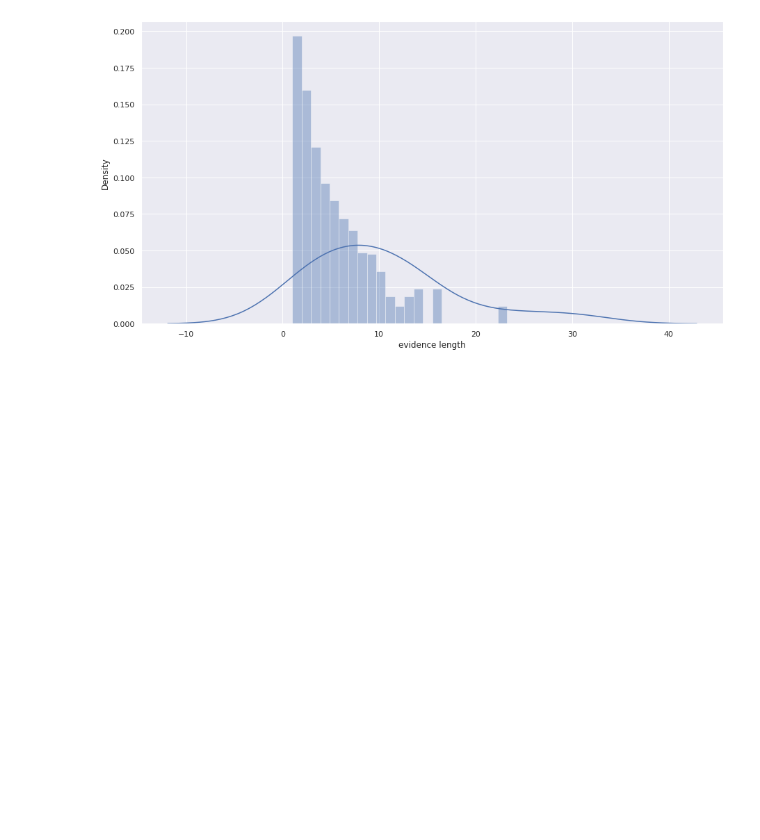
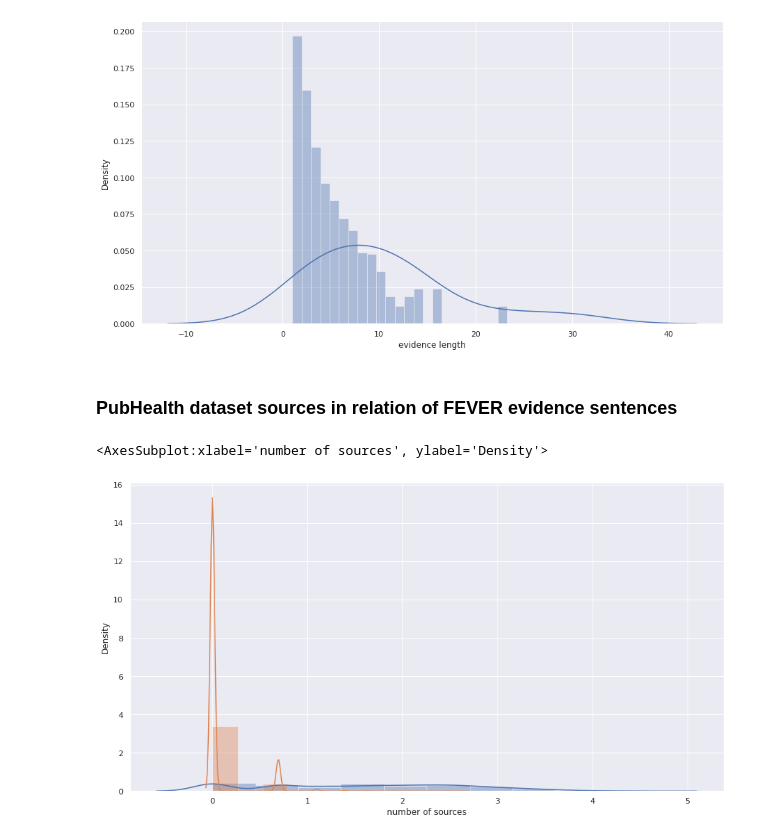
Before and after one commit to Martin36/fact-checking-with-coref, a Jupyter notebook: data_viz.ipynb, the cells around one changed output. Drawn from its saved outputs; the diff is of its cells as text; code cells hidden in the pictures; blank space fills up the shorter version.

Commit message:
Added more stats for FEVER dataset, created HoVer to FEVER adapter and adapted code from UKP athene to be able to handle HoVer data

```diff
--- a/data_viz.ipynb
+++ b/data_viz.ipynb
@@ -55,3 +51,28 @@ sns.distplot(
 # %% [output]
 <AxesSubplot:xlabel='evidence length', ylabel='Density'>
 [figure]
+# %% [markdown]
+### PubHealth dataset sources in relation of FEVER evidence sentences
+# %%
+pubhealth_source_counts = load_json("data/pubhealth/stats/source_counts.json")
+fever_source_counts = load_json("data/fever/stats/nr_of_sources_dist.json")
+log_pubhealth_source_counts = np.log(pubhealth_source_counts)
+log_fever_source_counts = np.log(fever_source_counts)
+
+sns.set(rc={"figure.figsize": (15,8)})
+f, ax = plt.subplots(1, 1)
+
+sns.distplot(
+  log_pubhealth_source_counts,
+  bins=10,
+  axlabel="number of sources"
+)
+
+sns.distplot(
+  log_fever_source_counts,
+  bins=10,
+  axlabel="number of sources"
+)
+# %% [output]
+<AxesSubplot:xlabel='number of sources', ylabel='Density'>
+[figure, added]
```
Also changed, not shown: parts of 2 cells of this notebook, 5 other files.
